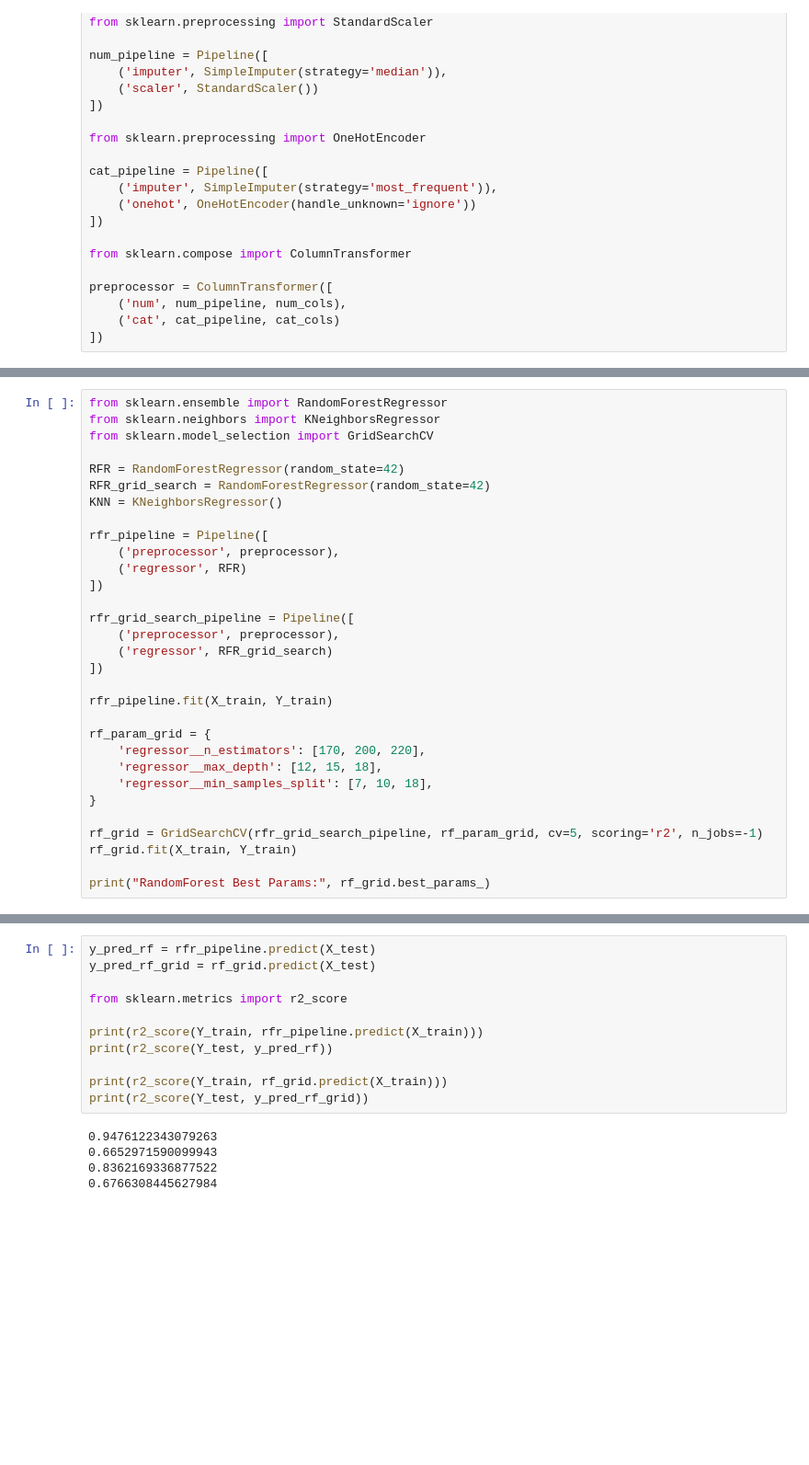
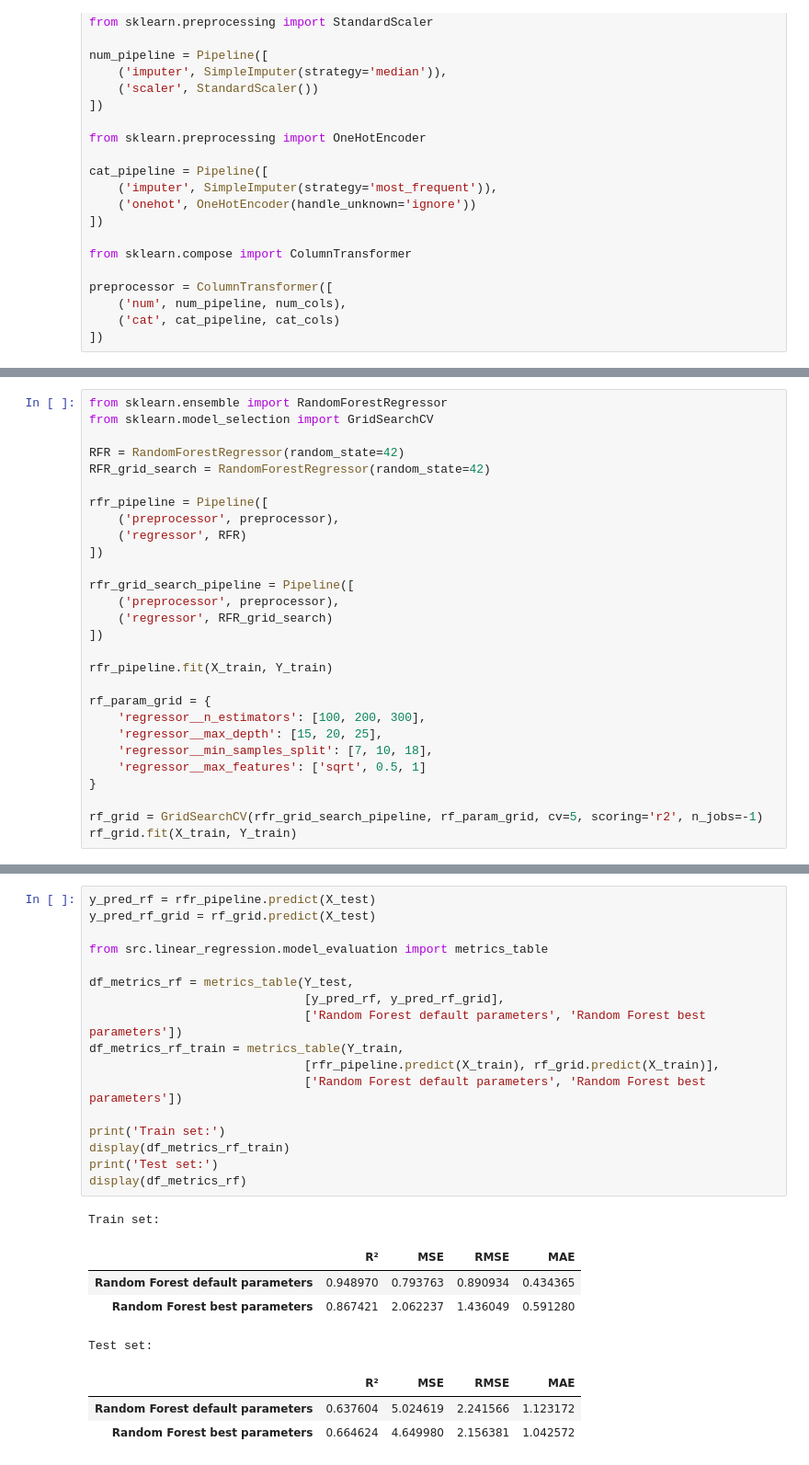
Before and after one commit to p0mpon/projekt_msid, a Jupyter notebook: hyperparameter_optimization.ipynb, the cells around one changed output, grey strips where cells are left out. Shown at 92% size. Cells and saved outputs as stored; diff of their text form; blank space fills up the shorter version.

```diff
--- a/hyperparameter_optimization.ipynb
+++ b/hyperparameter_optimization.ipynb
@@ -40,11 +46,9 @@ preprocessor = ColumnTransformer([
 # %%
 from sklearn.ensemble import RandomForestRegressor
-from sklearn.neighbors import KNeighborsRegressor
 from sklearn.model_selection import GridSearchCV
 
 RFR = RandomForestRegressor(random_state=42)
 RFR_grid_search = RandomForestRegressor(random_state=42)
-KNN = KNeighborsRegressor()
 
 rfr_pipeline = Pipeline([
     ('preprocessor', preprocessor),
@@ -59,13 +63,12 @@ rfr_grid_search_pipeline = Pipeline([
 rfr_pipeline.fit(X_train, Y_train)
 
 rf_param_grid = {
-    'regressor__n_estimators': [170, 200, 220],
-    'regressor__max_depth': [12, 15, 18],
+    'regressor__n_estimators': [100, 200, 300],
+    'regressor__max_depth': [15, 20, 25],
     'regressor__min_samples_split': [7, 10, 18],
+    'regressor__max_features': ['sqrt', 0.5, 1]
 }
 
 rf_grid = GridSearchCV(rfr_grid_search_pipeline, rf_param_grid, cv=5, scoring='r2', n_jobs=-1)
 rf_grid.fit(X_train, Y_train)
-
-print("RandomForest Best Params:", rf_grid.best_params_)
 # %% [output]
@@ -73,16 +105,26 @@ RandomForest Best Params: {'regressor__max_depth': 15, 'regressor__min_samples_s
 # %%
 y_pred_rf = rfr_pipeline.predict(X_test)
 y_pred_rf_grid = rf_grid.predict(X_test)
 
-from sklearn.metrics import r2_score
+from src.linear_regression.model_evaluation import metrics_table
 
-print(r2_score(Y_train, rfr_pipeline.predict(X_train)))
-print(r2_score(Y_test, y_pred_rf))
+df_metrics_rf = metrics_table(Y_test,
+                              [y_pred_rf, y_pred_rf_grid],
+                              ['Random Forest default parameters', 'Random Forest best parameters'])
+df_metrics_rf_train = metrics_table(Y_train,
+                              [rfr_pipeline.predict(X_train), rf_grid.predict(X_train)],
+                              ['Random Forest default parameters', 'Random Forest best parameters'])
 
-print(r2_score(Y_train, rf_grid.predict(X_train)))
-print(r2_score(Y_test, y_pred_rf_grid))
+print('Train set:')
+display(df_metrics_rf_train)
+print('Test set:')
+display(df_metrics_rf)
 # %% [output]
-0.9476122343079263
-0.6652971590099943
-0.8362169336877522
-0.6766308445627984
+Train set:
+|  | R² | MSE | RMSE | MAE |
+| Random Forest default parameters | 0.948970 | 0.793763 | 0.890934 | 0.434365 |
+| Random Forest best parameters | 0.867421 | 2.062237 | 1.436049 | 0.591280 |
+Test set:
+|  | R² | MSE | RMSE | MAE |
+| Random Forest default parameters | 0.637604 | 5.024619 | 2.241566 | 1.123172 |
+| Random Forest best parameters | 0.664624 | 4.649980 | 2.156381 | 1.042572 |
```
Also changed, not shown: parts of 9 cells of this notebook, 4 other files.
